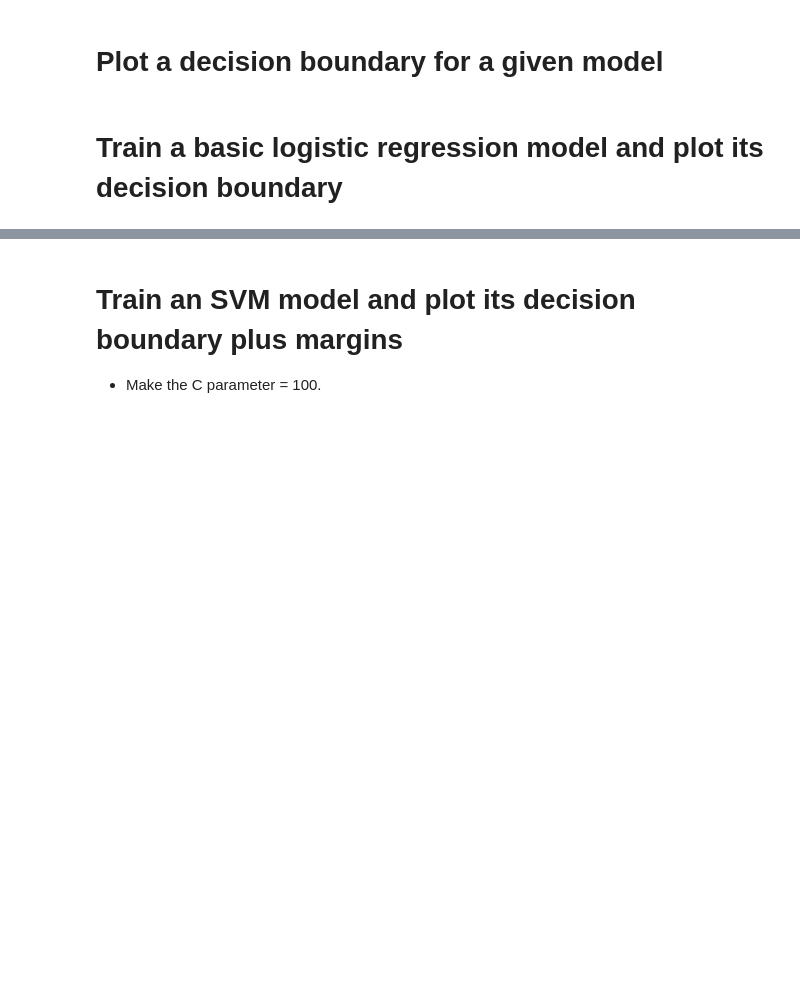
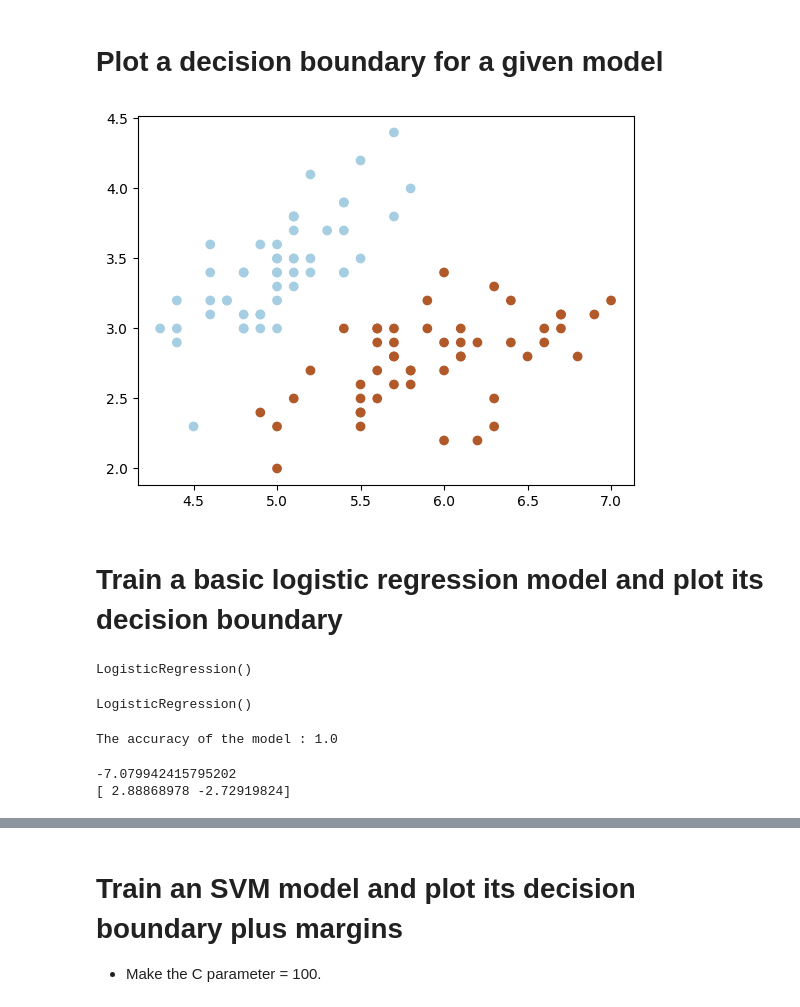
Before and after one commit to Tuwaiq-Data-Science-Bootcamp-V5/SVM_Lab1, a Jupyter notebook: SVMs-Iris.ipynb, the cells around one changed output, grey strips where cells are left out. Saved outputs shown, nothing was run; the diff lists cells and outputs as text; code cells hidden in the pictures; blank space fills up the shorter version.

```diff
--- a/SVMs-Iris.ipynb
+++ b/SVMs-Iris.ipynb
@@ -48,4 +120,10 @@ Libraries used in this project:
 # %% [markdown]
 # Plot a decision boundary for a given model
+# %%
+
+plt.scatter(df["sepal length (cm)"], df["sepal width (cm)"], c=df["target"], cmap=plt.cm.Paired)
+plt.show();
+# %% [output]
+[figure, added]
 # %% [markdown]
 # Train a basic logistic regression model and plot its decision boundary
@@ -51,0 +135,22 @@ Libraries used in this project:
+# %%
+from sklearn.linear_model import LogisticRegression
+logmodel = LogisticRegression()
+logmodel
+# %% [output]
+LogisticRegression()
+# %%
+logmodel.fit(X_train,y_train)
+# %% [output]
+LogisticRegression()
+# %%
+from sklearn.metrics import accuracy_score
+y_p=logmodel.predict(X_test)
+print(f'The accuracy of the model : {accuracy_score(y_test, y_p)}')
+# %% [output]
+The accuracy of the model : 1.0
+# %%
+print(logmodel.intercept_[0])
+print(logmodel.coef_[0])
+# %% [output]
+-7.079942415795202
+[ 2.88868978 -2.72919824]
```
Also changed, not shown: parts of 21 cells of this notebook.
